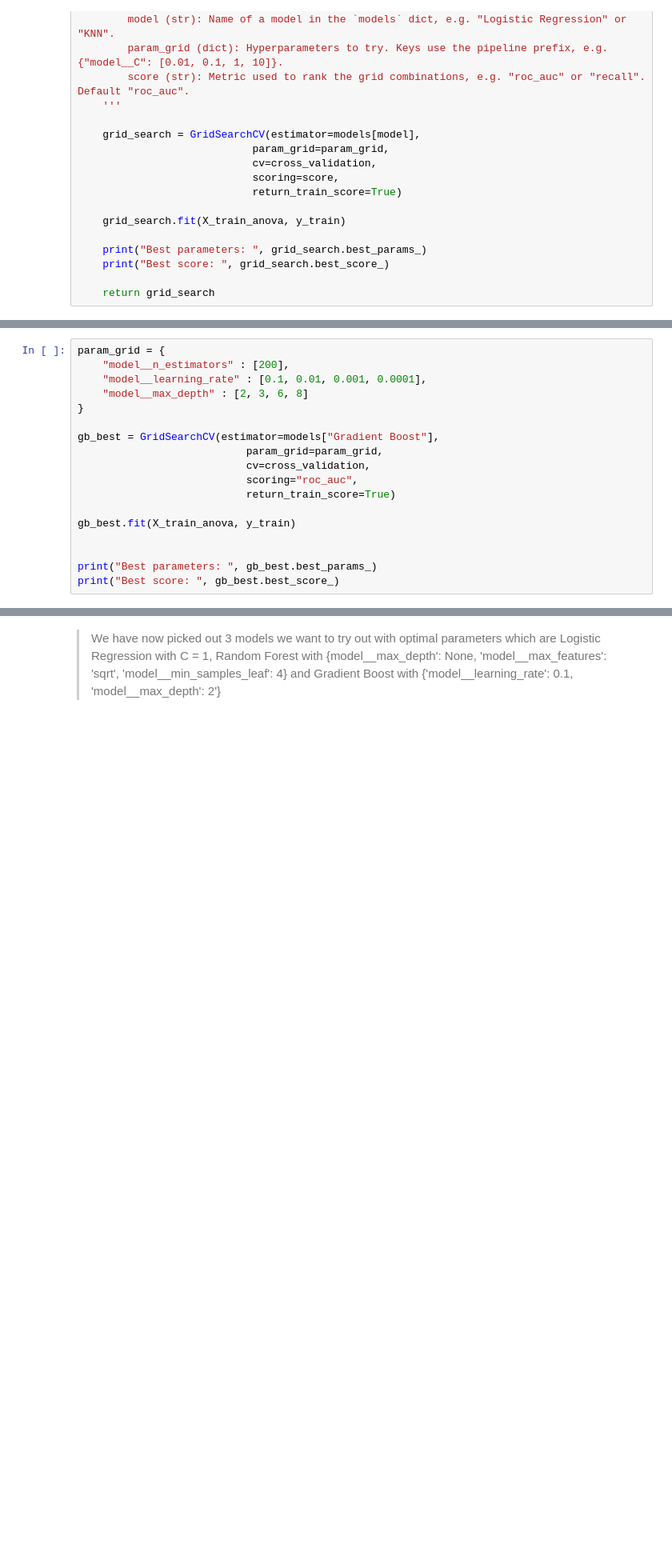
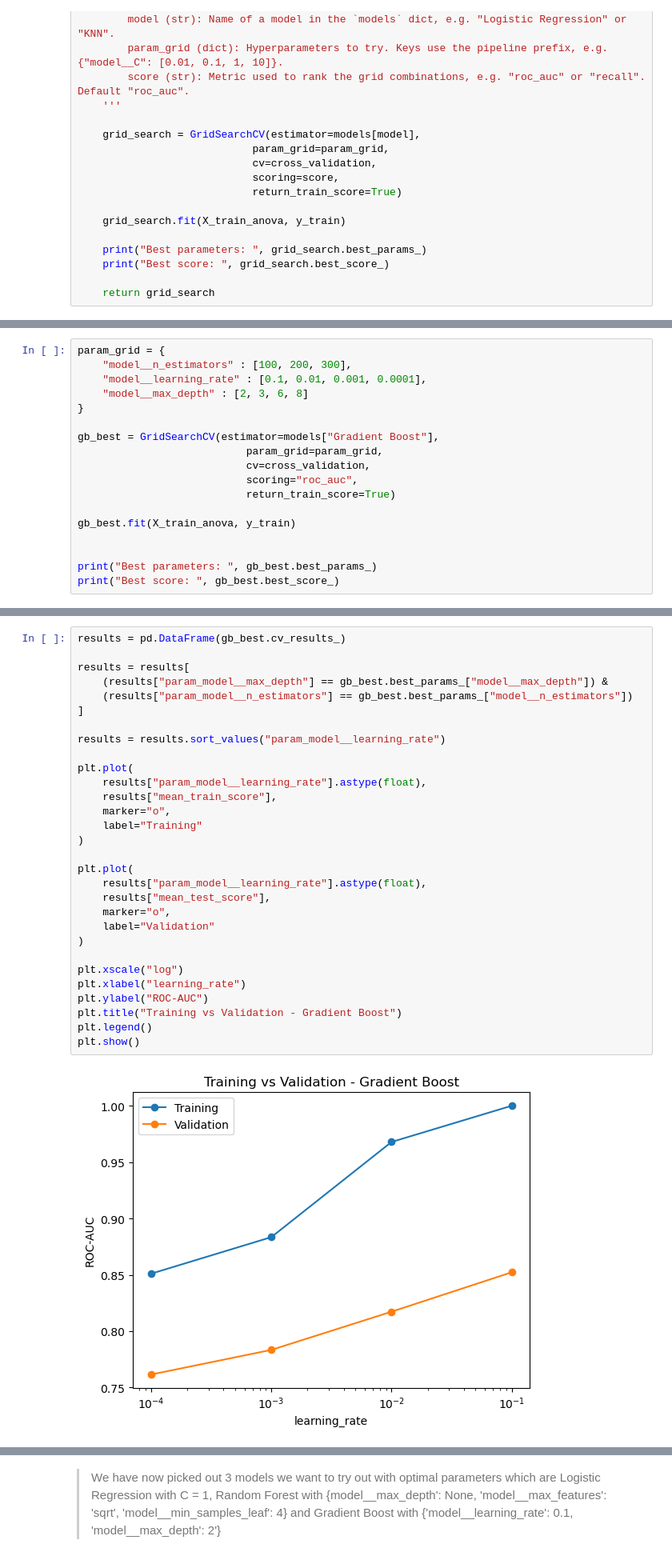
Before and after one commit to esoey/DAT540-Project, a Jupyter notebook: project_gd.ipynb, the cells around one changed output, grey strips where cells are left out. Shown at 80% size. Cells and saved outputs as stored; diff of their text form; blank space fills up the shorter version.

```diff
--- a/project_gd.ipynb
+++ b/project_gd.ipynb
@@ -500,6 +819,6 @@ print("Best score: ", rf_best.best_score_)
 # %%
 param_grid = {
-    "model__n_estimators" : [200],
+    "model__n_estimators" : [100, 200, 300],
     "model__learning_rate" : [0.1, 0.01, 0.001, 0.0001],
     "model__max_depth" : [2, 3, 6, 8]
 }
@@ -517,0 +840,32 @@ print("Best score: ", gb_best.best_score_)
+# %%
+results = pd.DataFrame(gb_best.cv_results_)
+
+results = results[
+    (results["param_model__max_depth"] == gb_best.best_params_["model__max_depth"]) &
+    (results["param_model__n_estimators"] == gb_best.best_params_["model__n_estimators"])
+]
+
+results = results.sort_values("param_model__learning_rate")
+
+plt.plot(
+    results["param_model__learning_rate"].astype(float),
+    results["mean_train_score"],
+    marker="o",
+    label="Training"
+)
+
+plt.plot(
+    results["param_model__learning_rate"].astype(float),
+    results["mean_test_score"],
+    marker="o",
+    label="Validation"
+)
+
+plt.xscale("log")
+plt.xlabel("learning_rate")
+plt.ylabel("ROC-AUC")
+plt.title("Training vs Validation - Gradient Boost")
+plt.legend()
+plt.show()
+# %% [output]
+[figure, added]
```
Also changed, not shown: parts of 44 cells of this notebook.
